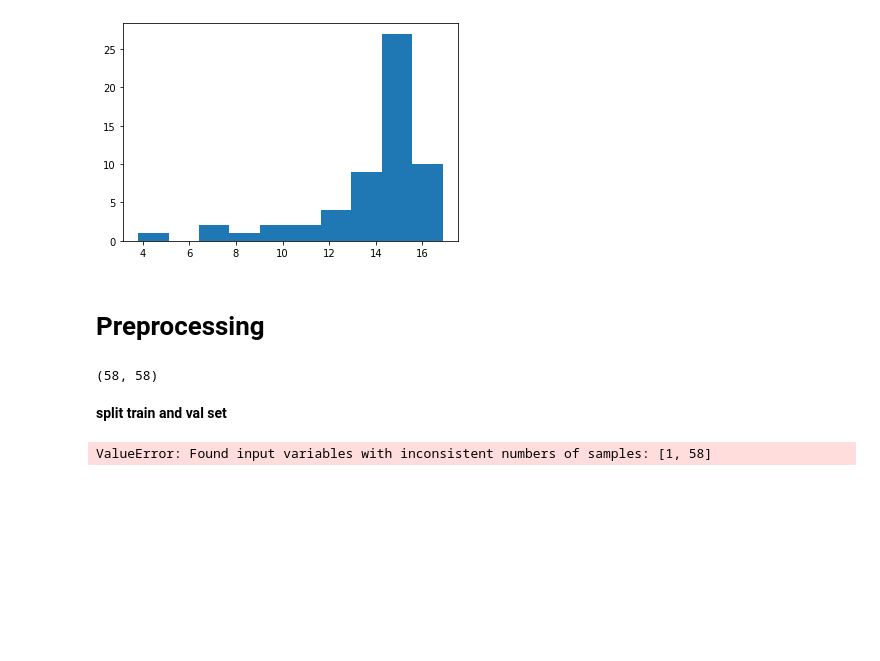
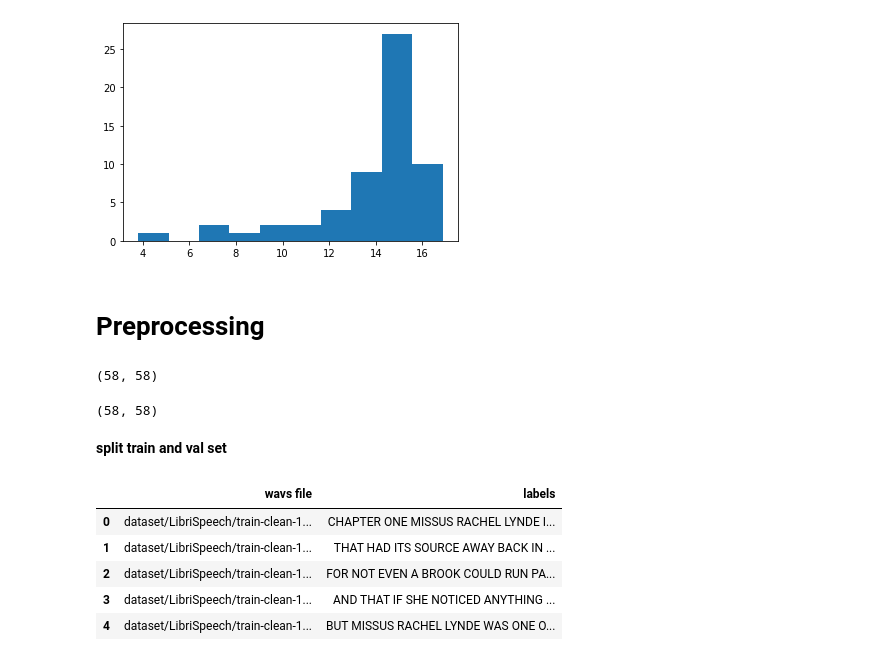
Before and after one commit to atsushii/Neural-Machine-Translation-Project, a Jupyter notebook: voice_recognition/en_speech_to_text.ipynb, the cells around one changed output. Saved outputs shown, nothing was run; the diff lists cells and outputs as text; code cells hidden in the pictures; blank space fills up the shorter version.

Commit message:
build model

```diff
--- a/voice_recognition/en_speech_to_text.ipynb
+++ b/voice_recognition/en_speech_to_text.ipynb
@@ -35,13 +50,6 @@ ex_list = ['dataset/LibriSpeech/train-clean-100/103/1240/103-1240-0029.flac',
 # %% [markdown]
 # spectrogram
 # %%
-def load_wav(x):
-    wav, _ = librosa.load(x)
-    # Normalize
-    wav = wav.astype(np.float32) / np.iinfo(np.int16).max
-
-    return wav
-
 def spectrogram(wav):
     freqs, times, spec = stft(wav, sample_rate,
                               nperseg = 400,
@@ -55,9 +63,8 @@ def spectrogram(wav):
     return freqs, times, amp
 
 fig = plt.figure(figsize=(14, 8))
-
-for i, fn in enumerate(ex_list):
-    wav = load_wav(fn)
+for i, fn in enumerate(voice[:3]):
+    wav = read_wav_file(fn)
     freqs, times, amp = spectrogram(wav)
 
     ax = fig.add_subplot(3, 1, i+1)
@@ -71,3 +78,7 @@ for i, fn in enumerate(ex_list):
 fig.tight_layout()
 # %% [output]
 [figure]
+# %%
+voice_data = []
+for i in voice:
+    voice_data.append(load_wav(i))
@@ -93,7 +101,7 @@ plt.hist(np.array(duration_of_recordings))
  <a list of 10 Patch objects>)
 [figure]
 # %%
-def load_def(path):
+def load_lables(path):
     # open a txt file as read only
     lines = open(path, encoding='UTF-8').read().strip().split('\n')
 
@@ -102,14 +110,14 @@ def load_def(path):
 # Preprocessing
 # %%
 # load text lables
-lines = load_def("dataset/LibriSpeech/train-clean-100/103/1240/103-1240.trans.txt")
+lines = load_lables("dataset/LibriSpeech/train-clean-100/103/1240/103-1240.trans.txt")
 # remove chapter num
 labels = [re.sub(r"[^a-zA-Z]+", " ", i).strip() for i in lines]
 train_audio_path = "dataset/LibriSpeech/train-clean-100/103/1240/"
 
-all_wave = []
-for i in voice:
-    samples, sample_rate = librosa.load(i)
-    samples = librosa.resample(samples, sample_rate, 8000)
-    all_wave.append(samples)
+# all_wave = []
+# for i in voice:
+#     samples, sample_rate = librosa.load(i)
+#     samples = librosa.resample(samples, sample_rate, 8000)
+#     all_wave.append(samples)
 # %%
@@ -132,13 +140,17 @@ all_wave = np.array(all_wave).reshape(-1, 58, 1)
+# %%
+len(voice_data), len(labels)
+# %% [output]
+(58, 58)
 # %% [markdown]
 **split train and val set**
-# %%
-from sklearn.model_selection import train_test_split
-x_train, x_val, y_train, y_val = train_test_split(np.array(all_wave),
-                                                  np.array(y),
-                                                  stratify=y,
-                                                  test_size=0.2,
-                                                  random_state=42,
-                                                  shuffle=True
-                                                 )
-# %% [output]
-ValueError: Found input variables with inconsistent numbers of samples: [1, 58]
+# %%
+import pandas as pd
+df = pd.DataFrame({"wavs file": voice, "labels": labels})
+df.head()
+# %% [output]
+|  | wavs file | labels |
+| 0 | dataset/LibriSpeech/train-clean-1... | CHAPTER ONE MISSUS RACHEL LYNDE I... |
+| 1 | dataset/LibriSpeech/train-clean-1... | THAT HAD ITS SOURCE AWAY BACK IN ... |
+| 2 | dataset/LibriSpeech/train-clean-1... | FOR NOT EVEN A BROOK COULD RUN PA... |
+| 3 | dataset/LibriSpeech/train-clean-1... | AND THAT IF SHE NOTICED ANYTHING ... |
+| 4 | dataset/LibriSpeech/train-clean-1... | BUT MISSUS RACHEL LYNDE WAS ONE O... |
```
Also changed, not shown: parts of 13 cells of this notebook.
